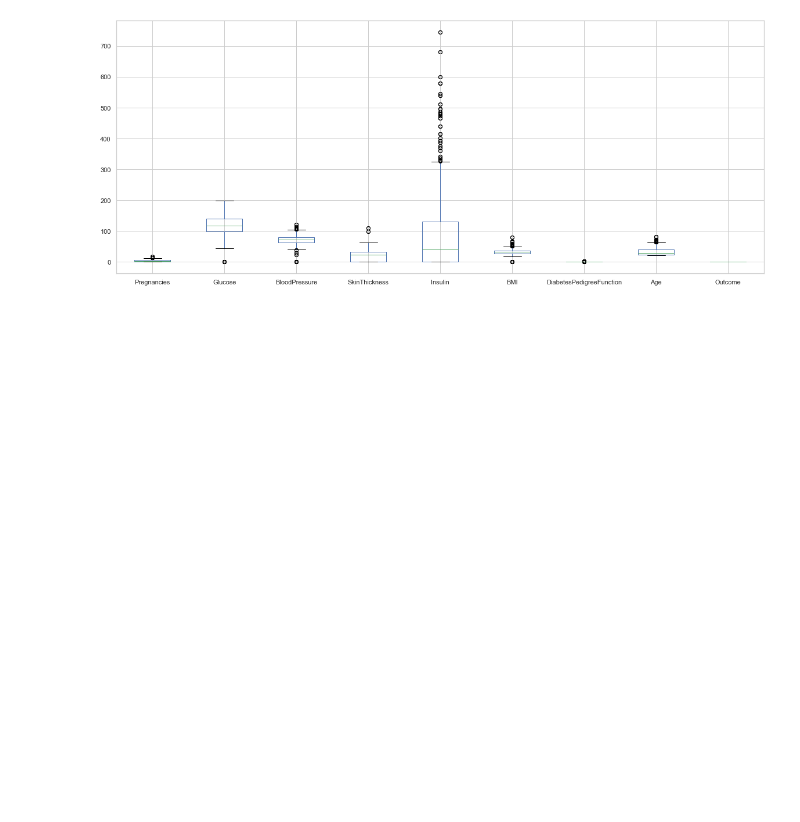
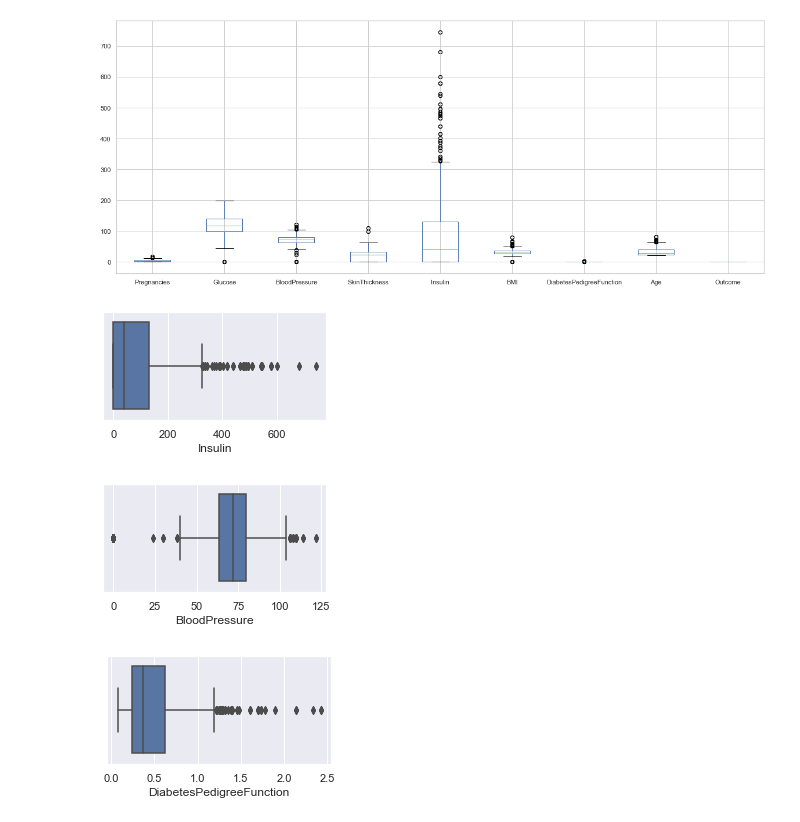
Before and after one commit to adityasaxena26/diabetes-prediction, a Jupyter notebook: diabetes_prediction.ipynb, the cells around one changed output. Drawn from its saved outputs; the diff is of its cells as text; code cells hidden in the pictures; blank space fills up the shorter version.

Commit message:
boxplot for specific features

```diff
--- a/diabetes_prediction.ipynb
+++ b/diabetes_prediction.ipynb
@@ -88,3 +88,18 @@ df.boxplot(figsize=(20,8))
 # %% [output]
 <matplotlib.axes._subplots.AxesSubplot at 0x...>
 [figure]
+# %%
+# display boxplots for specific features
+sns.set(style="whitegrid")
+
+sns.set(rc={'figure.figsize':(4,2)})
+sns.boxplot(x=df['Insulin'])
+plt.show()
+sns.boxplot(x=df['BloodPressure'])
+plt.show()
+sns.boxplot(x=df['DiabetesPedigreeFunction'])
+plt.show()
+# %% [output]
+[figure, added]
+[figure, added]
+[figure, added]
```
Also changed, not shown: parts of 1 cell of this notebook.
